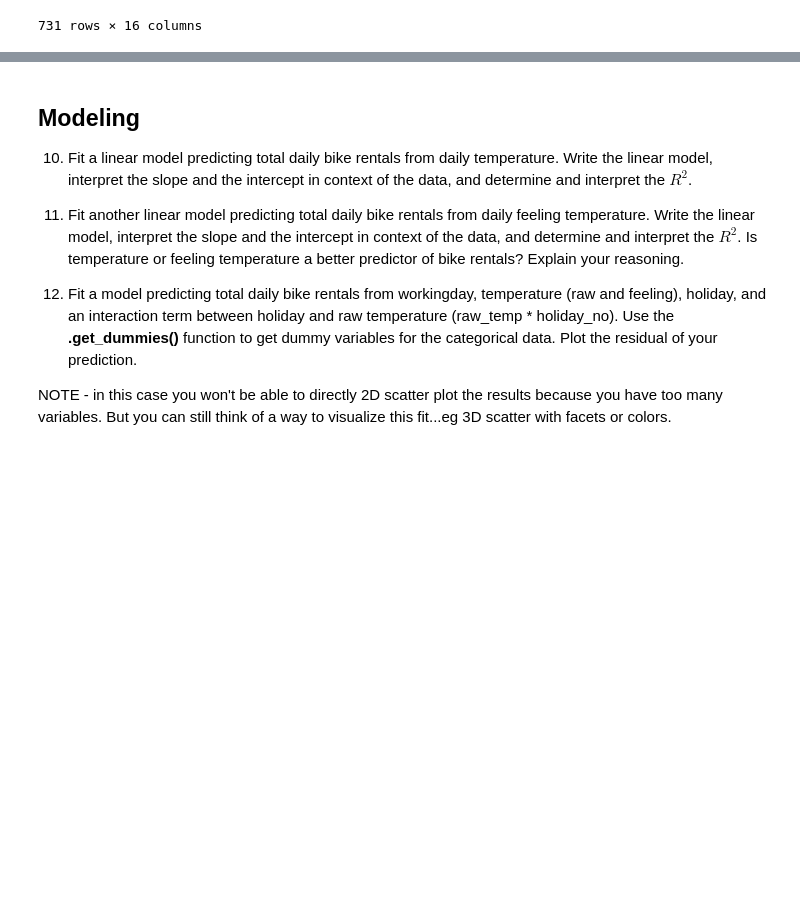
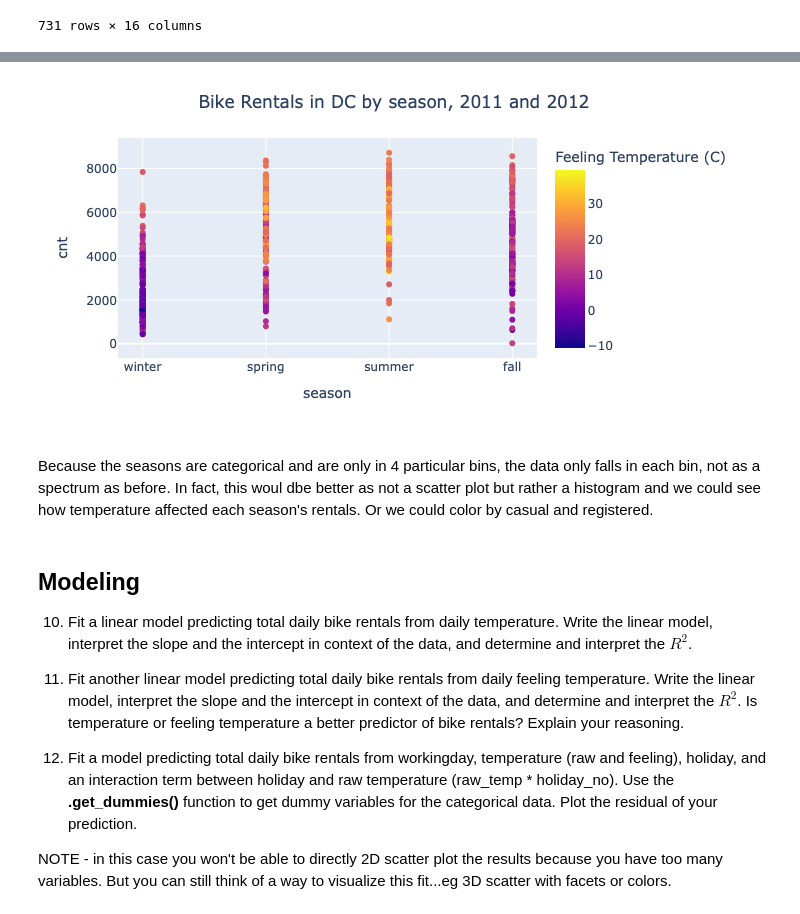
Before and after one commit to kayce-j/Data101study, a Jupyter notebook: Day17/Day17-HW.ipynb, the cells around one changed output, grey strips where cells are left out. Cells and saved outputs as stored; diff of their text form; code cells hidden in the pictures; blank space fills up the shorter version.

```diff
--- a/Day17/Day17-HW.ipynb
+++ b/Day17/Day17-HW.ipynb
@@ -157,5 +186,16 @@ DF
 # %%
 # Visualization - do your own thing
+fig = px.scatter(DF, x = 'season', y = 'cnt', color='raw_atemp')
+
+fig.update_layout(title = 'Bike Rentals in DC by season, 2011 and 2012',
+                  title_x = .5,
+                  coloraxis_colorbar_title = 'Feeling Temperature (C)')
+
+fig.show()
+# %% [output]
+[figure, added]
+# %% [markdown]
+Because the seasons are categorical and are only in 4 particular bins, the data only falls in each bin, not as a spectrum as before. In fact, this woul dbe better as not a scatter plot but rather a histogram and we could see how temperature affected each season's rentals. Or we could color by casual and registered.
 # %% [markdown]
 ## Modeling
 
```
Also changed, not shown: parts of 11 cells of this notebook, 1 other file.
